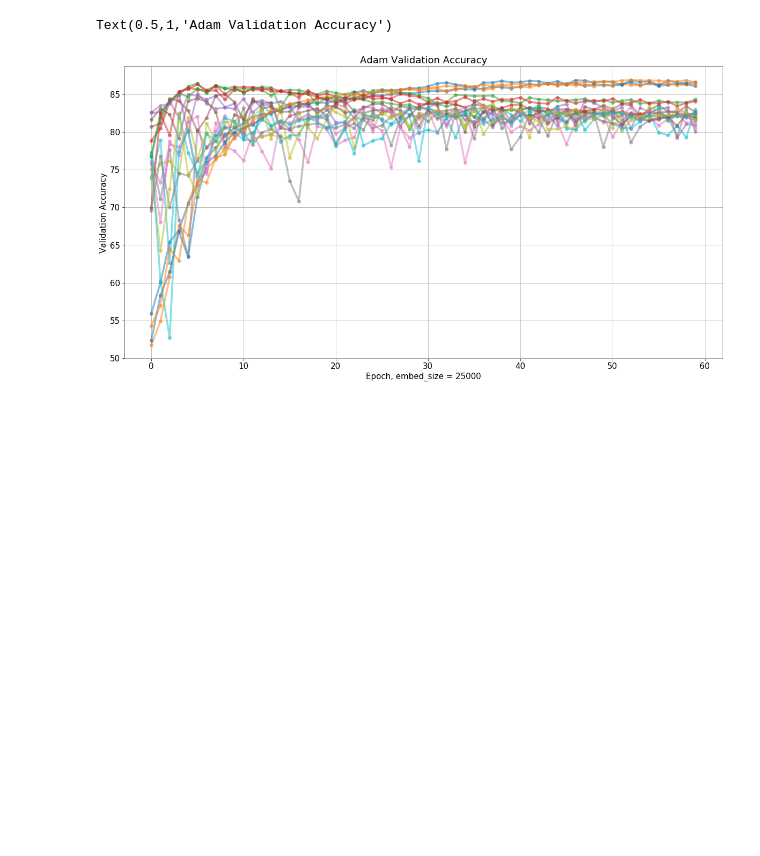
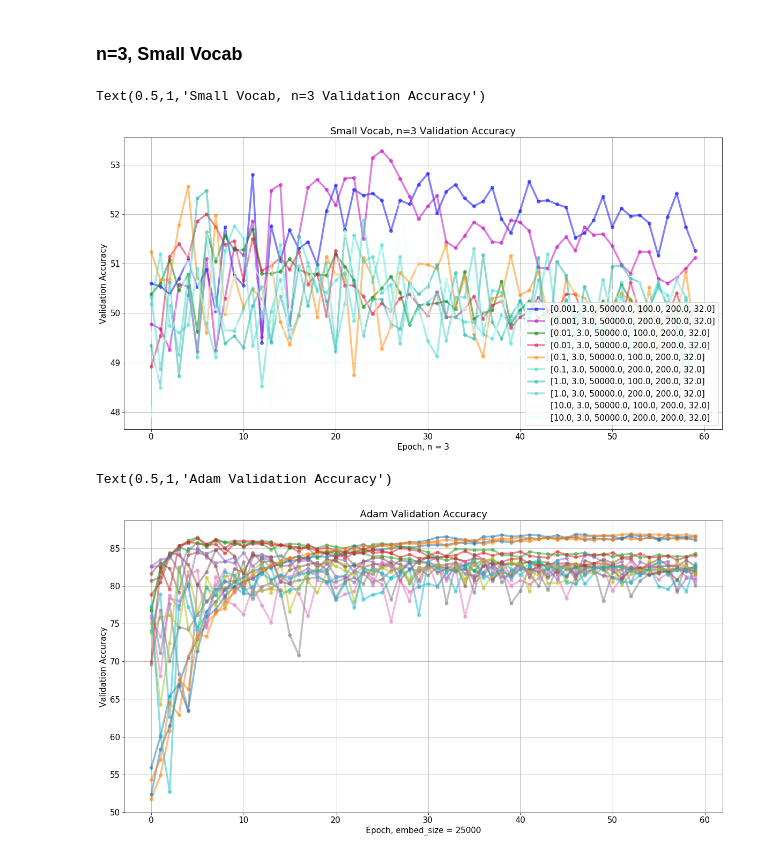
Before and after one commit to adcengiz/nlp, a Jupyter notebook: code/Assignment1/plots.ipynb, the cells around one changed output. Cells and saved outputs as stored; diff of their text form; code cells hidden in the pictures; blank space fills up the shorter version.

```diff
--- a/code/Assignment1/plots.ipynb
+++ b/code/Assignment1/plots.ipynb
@@ -144,3 +175,44 @@ Text(0.5,1,'Adam Validation Accuracy')
+# %% [markdown]
+### n=3, Small Vocab
+# %%
+n = 3
+# EMBED_DIM = 200
+VOCAB_SIZE = 50000
+
+plt.figure(figsize=(20,10))
+
+## FILTER
+lr_try = slow[(slow["ngrams"]==n)&(slow["vocab_size"]==VOCAB_SIZE)]
+first_last = [[],[]]
+val_accs = {}
+for i in [*range(lr_try.shape[0])]:
+    val_accs[i] = [float(x) for x in [*lr_try.iloc[i]["val_acc"]]]
+
+for i in [*range(lr_try.shape[0])]:
+    plt.plot(val_accs[i],
+            linewidth=3.5,
+            alpha=0.5,
+            marker="o",
+            color=colors[i],
+            label=str([*lr_try[["learning_rate","ngrams","vocab_size","embedding_size","max_sentence_length","batch_size"]].iloc[i]]))
+
+    first_last[0].append(lr_try.iloc[i]["val_acc"][0])
+    first_last[1].append(lr_try.iloc[i]["val_acc"][-1])
+plt.xticks()
+plt.grid()
+# plt.yticks(np.array(first_last).ravel())
+
+plt.xlabel("Epoch, n = " + str(n))
+plt.ylabel("Validation Accuracy")
+plt.rcParams["font.size"] = 15
+
+## it's a huge legend, but nice to see
+plt.legend(loc=4)
+
+plt.title("Small Vocab, n=3 Validation Accuracy")
+# %% [output]
+Text(0.5,1,'Small Vocab, n=3 Validation Accuracy')
+[figure, added]
 # %%
 EMBED_DIM = 200
 
```
Also changed, not shown: parts of 10 cells of this notebook, 5 other files.
